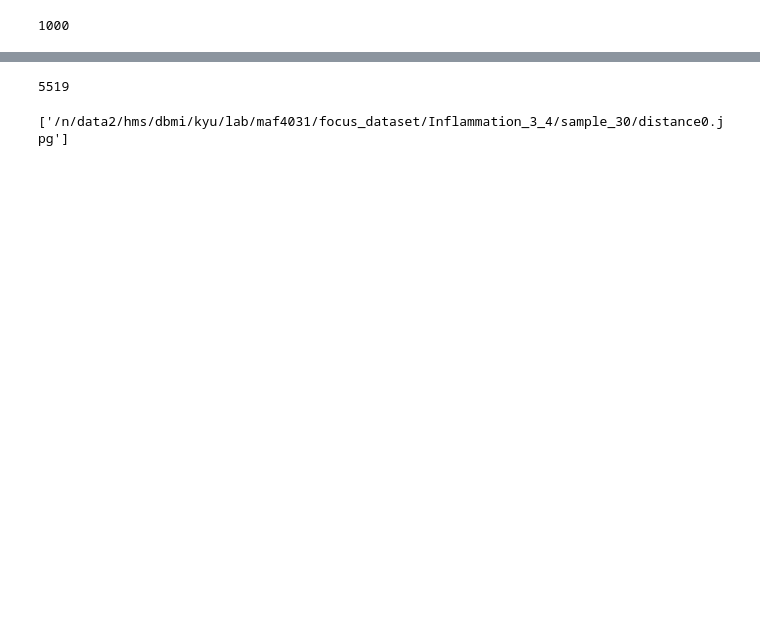
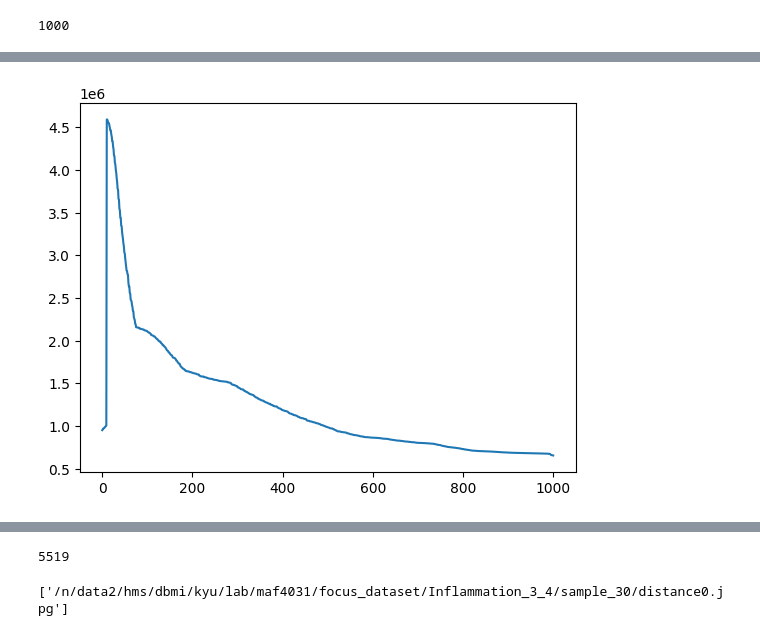
Before and after one commit to max-27/focus_model, a Jupyter notebook: eda.ipynb, the cells around one changed output, grey strips where cells are left out. Cells and saved outputs as stored; diff of their text form; code cells hidden in the pictures; blank space fills up the shorter version.

```diff
--- a/eda.ipynb
+++ b/eda.ipynb
@@ -35,3 +97,8 @@ patch_coord = [(x, y) for x in x_coord for y in y_coord]
+# %%
+plt.plot([*brenner_left[::-1], max_brenner, *brenner_right])
+plt.show()
+# %% [output]
+[figure, added]
 # %%
 max_img_path_list = []
 for x, y in patch_coord:
```
Also changed, not shown: parts of 7 cells of this notebook, 2 other files.
